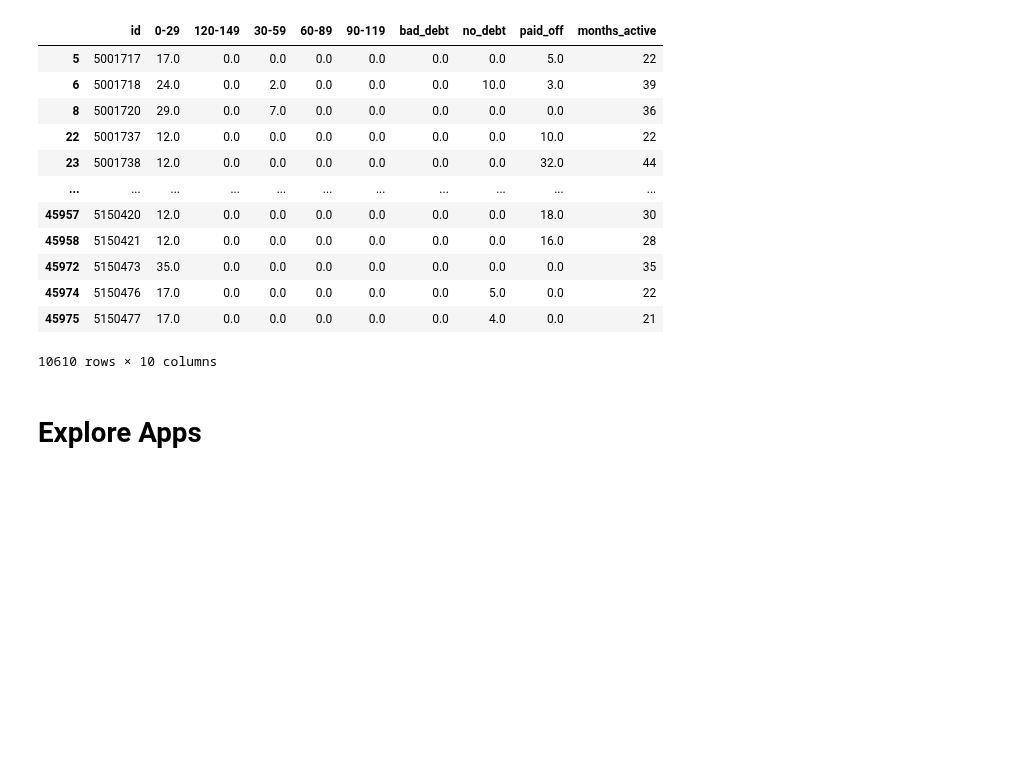
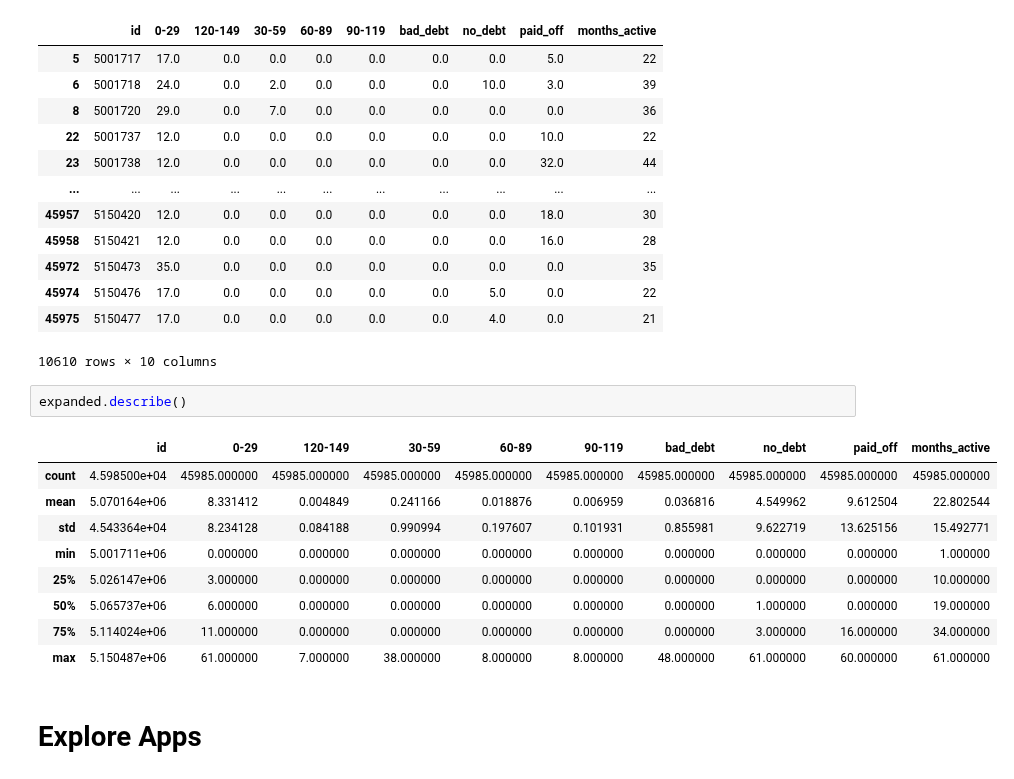
Before and after one commit to credit-risk-management-predictor/credit-risk-management-predictor, a Jupyter notebook: anthony-explore.ipynb, the cells around one changed output. Cells and saved outputs as stored; diff of their text form; blank space fills up the shorter version.

Commit message:
adds expanded,describe()

```diff
--- a/anthony-explore.ipynb
+++ b/anthony-explore.ipynb
@@ -204,6 +204,18 @@ expanded[(expanded['months_active'] >= 20) & (expanded['0-29'] >= 10)]
 | 45974 | 5150476 | 17.0 | 0.0 | 0.0 | 0.0 | 0.0 | 0.0 | 5.0 | 0.0 | 22 |
 | 45975 | 5150477 | 17.0 | 0.0 | 0.0 | 0.0 | 0.0 | 0.0 | 4.0 | 0.0 | 21 |
 10610 rows × 10 columns
+# %%
+expanded.describe()
+# %% [output]
+|  | id | 0-29 | 120-149 | 30-59 | 60-89 | 90-119 | bad_debt | no_debt | paid_off | months_active |
+| count | 4.598500e+04 | 45985.000000 | 45985.000000 | 45985.000000 | 45985.000000 | 45985.000000 | 45985.000000 | 45985.000000 | 45985.000000 | 45985.000000 |
+| mean | 5.070164e+06 | 8.331412 | 0.004849 | 0.241166 | 0.018876 | 0.006959 | 0.036816 | 4.549962 | 9.612504 | 22.802544 |
+| std | 4.543364e+04 | 8.234128 | 0.084188 | 0.990994 | 0.197607 | 0.101931 | 0.855981 | 9.622719 | 13.625156 | 15.492771 |
+| min | 5.001711e+06 | 0.000000 | 0.000000 | 0.000000 | 0.000000 | 0.000000 | 0.000000 | 0.000000 | 0.000000 | 1.000000 |
+| 25% | 5.026147e+06 | 3.000000 | 0.000000 | 0.000000 | 0.000000 | 0.000000 | 0.000000 | 0.000000 | 0.000000 | 10.000000 |
+| 50% | 5.065737e+06 | 6.000000 | 0.000000 | 0.000000 | 0.000000 | 0.000000 | 0.000000 | 1.000000 | 0.000000 | 19.000000 |
+| 75% | 5.114024e+06 | 11.000000 | 0.000000 | 0.000000 | 0.000000 | 0.000000 | 0.000000 | 3.000000 | 16.000000 | 34.000000 |
+| max | 5.150487e+06 | 61.000000 | 7.000000 | 38.000000 | 8.000000 | 8.000000 | 48.000000 | 61.000000 | 60.000000 | 61.000000 |
 # %% [markdown]
 # Explore Apps
 # %%
```
